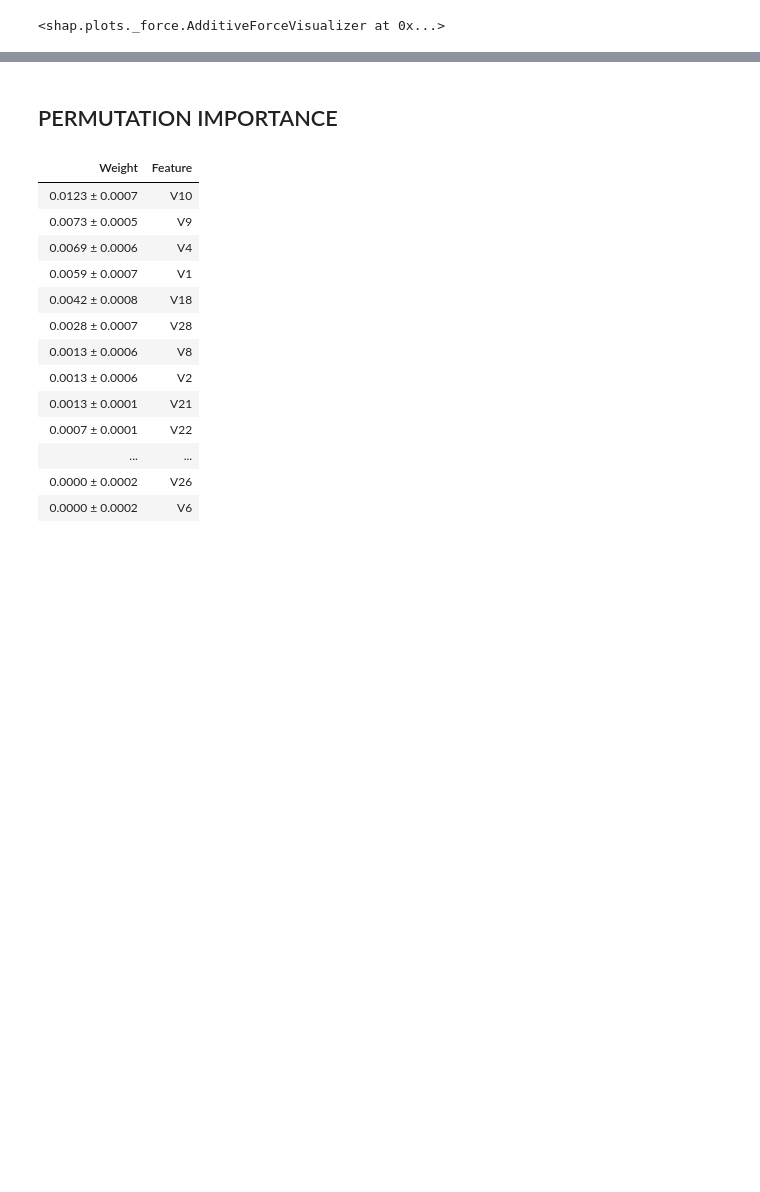
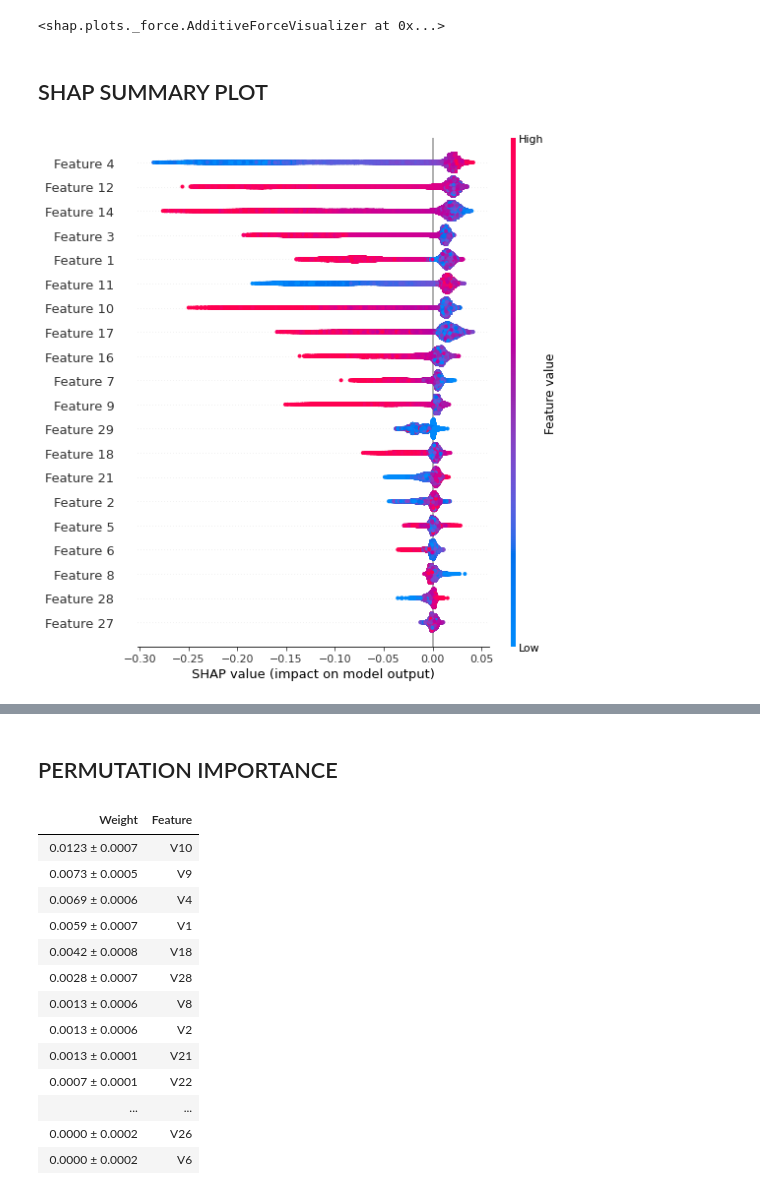
Before and after one commit to gchristodo/Advanced_ML, a Jupyter notebook: explainable_ML.ipynb, the cells around one changed output, grey strips where cells are left out. Saved outputs shown, nothing was run; the diff lists cells and outputs as text; code cells hidden in the pictures; blank space fills up the shorter version.

Commit message:
Update explainable_ML.ipynb
SHAP summary and dependence contribution plots added.

```diff
--- a/explainable_ML.ipynb
+++ b/explainable_ML.ipynb
@@ -289,3 +286,10 @@ display(shap.force_plot(explainer.expected_value[1], shap_values[1], scaled_data
 # %% [output]
 [interactive output not drawn]
 <shap.plots._force.AdditiveForceVisualizer at 0x...>
+# %% [markdown]
+## SHAP SUMMARY PLOT
+# %%
+shap_values = explainer.shap_values(x_test)
+shap.summary_plot(shap_values[1], x_test)
+# %% [output]
+[figure, added]
```
Also changed, not shown: parts of 6 cells of this notebook.
